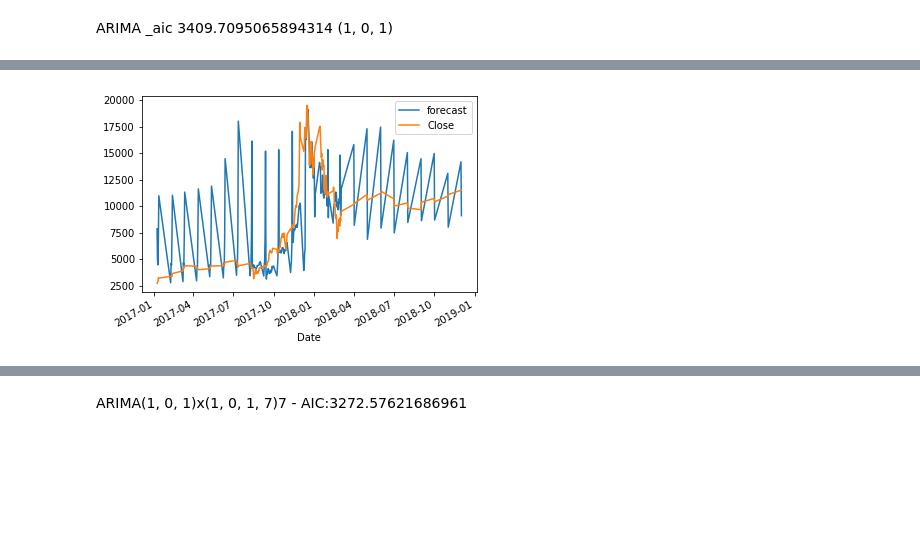
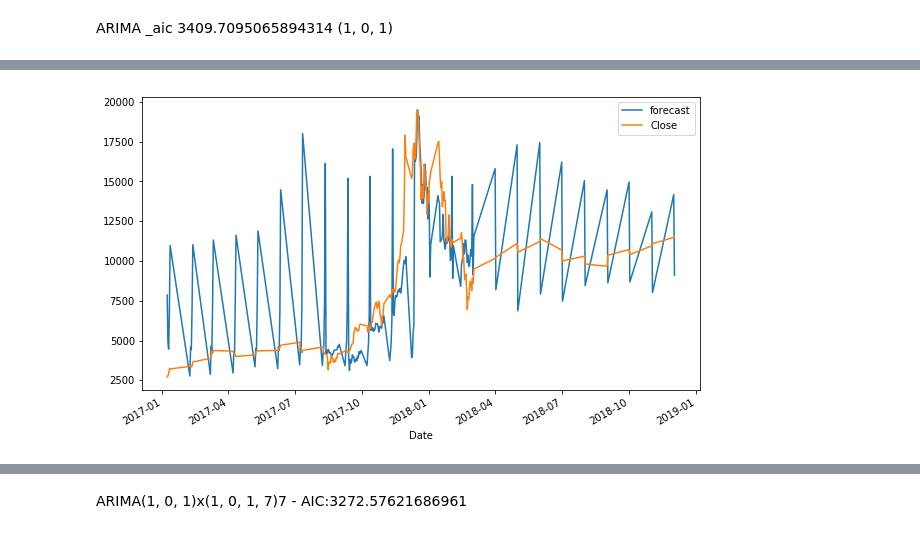
Before and after one commit to ryazadd/Forecasting, a Jupyter notebook: Practicum2.ipynb, the cells around one changed output, grey strips where cells are left out. Drawn from its saved outputs; the diff is of its cells as text; code cells hidden in the pictures; blank space fills up the shorter version.

```diff
--- a/Practicum2.ipynb
+++ b/Practicum2.ipynb
@@ -331,5 +253,6 @@ Name: Close, dtype: float64
 # %%
-model_fit.plot_predict(dynamic=False)
+fig = model_fit.plot_predict(dynamic=False)
+fig.set_size_inches(10, 6)
 plt.show()
 # %% [output]
-[figure, old version]
+[figure, new version]
```
Also changed, not shown: parts of 34 cells of this notebook.
